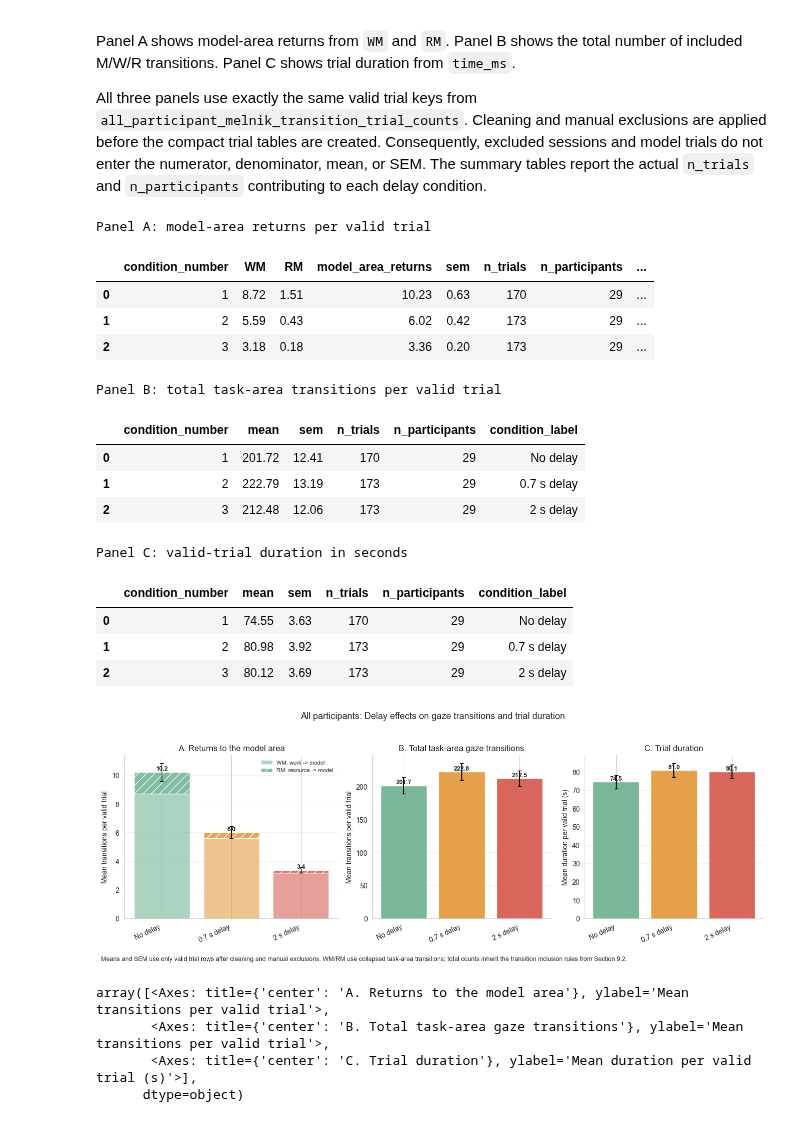
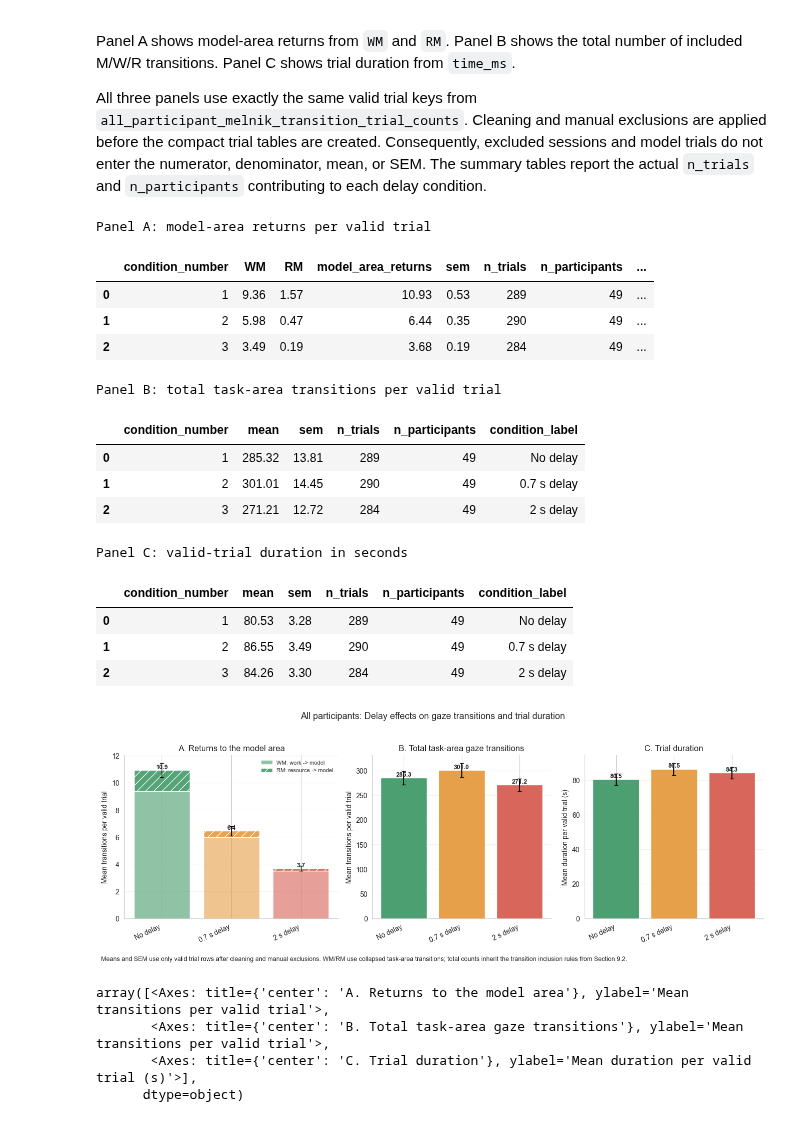
Before and after one commit to JohnMadrid/lego-vr-analysis, a Jupyter notebook: eye-classification/notebooks/practice.ipynb, the cells around one changed output. Saved outputs shown, nothing was run; the diff lists cells and outputs as text; code cells hidden in the pictures.

```diff
--- a/eye-classification/notebooks/practice.ipynb
+++ b/eye-classification/notebooks/practice.ipynb
@@ -1553,7 +1626,7 @@ Panel A shows model-area returns from `WM` and `RM`. Panel B shows the total num
 All three panels use exactly the same valid trial keys from `all_participant_melnik_transition_trial_counts`. Cleaning and manual exclusions are applied before the compact trial tables are created. Consequently, excluded sessions and model trials do not enter the numerator, denominator, mean, or SEM. The summary tables report the actual `n_trials` and `n_participants` contributing to each delay condition.
 # %%
 MELNIK_FIG5_CONDITION_COLORS = {
-    1: "#79B99A",  # soft green: no delay
+    1: "#4C9F70",  # clear green: no delay
     2: "#E6A04A",  # amber: short delay
     3: "#D8665B",  # muted red: long delay
 }
@@ -1754,43 +1827,43 @@ all_participant_melnik_fig5_model_return_summary = melnik_fig5_component_summary
     all_participant_melnik_fig5_model_return_counts
 )
 all_participant_melnik_fig5_total_transition_summary = melnik_fig5_mean_sem_all(
     all_participant_melnik_fig5_total_transition_counts,
     "total_task_area_transitions",
 )
 all_participant_melnik_fig5_trial_duration_summary = melnik_fig5_mean_sem_all(
     all_participant_melnik_fig5_trial_durations,
     "trial_duration_s",
 )
 
 print("Panel A: model-area returns per valid trial")
 display(all_participant_melnik_fig5_model_return_summary.round(2))
 print("Panel B: total task-area transitions per valid trial")
 display(all_participant_melnik_fig5_total_transition_summary.round(2))
 print("Panel C: valid-trial duration in seconds")
 display(all_participant_melnik_fig5_trial_duration_summary.round(2))
 
 plot_melnik_figure5_style_all(
     all_participant_melnik_fig5_model_return_counts,
     all_participant_melnik_fig5_total_transition_counts,
     all_participant_melnik_fig5_trial_durations,
 )
 # %% [output]
 Panel A: model-area returns per valid trial
 |  | condition_number | WM | RM | model_area_returns | sem | n_trials | n_participants | ... |
-| 0 | 1 | 8.72 | 1.51 | 10.23 | 0.63 | 170 | 29 | ... |
-| 1 | 2 | 5.59 | 0.43 | 6.02 | 0.42 | 173 | 29 | ... |
-| 2 | 3 | 3.18 | 0.18 | 3.36 | 0.20 | 173 | 29 | ... |
+| 0 | 1 | 9.36 | 1.57 | 10.93 | 0.53 | 289 | 49 | ... |
+| 1 | 2 | 5.98 | 0.47 | 6.44 | 0.35 | 290 | 49 | ... |
+| 2 | 3 | 3.49 | 0.19 | 3.68 | 0.19 | 284 | 49 | ... |
 Panel B: total task-area transitions per valid trial
 |  | condition_number | mean | sem | n_trials | n_participants | condition_label |
-| 0 | 1 | 201.72 | 12.41 | 170 | 29 | No delay |
-| 1 | 2 | 222.79 | 13.19 | 173 | 29 | 0.7 s delay |
-| 2 | 3 | 212.48 | 12.06 | 173 | 29 | 2 s delay |
+| 0 | 1 | 285.32 | 13.81 | 289 | 49 | No delay |
+| 1 | 2 | 301.01 | 14.45 | 290 | 49 | 0.7 s delay |
+| 2 | 3 | 271.21 | 12.72 | 284 | 49 | 2 s delay |
 Panel C: valid-trial duration in seconds
 |  | condition_number | mean | sem | n_trials | n_participants | condition_label |
-| 0 | 1 | 74.55 | 3.63 | 170 | 29 | No delay |
-| 1 | 2 | 80.98 | 3.92 | 173 | 29 | 0.7 s delay |
-| 2 | 3 | 80.12 | 3.69 | 173 | 29 | 2 s delay |
+| 0 | 1 | 80.53 | 3.28 | 289 | 49 | No delay |
+| 1 | 2 | 86.55 | 3.49 | 290 | 49 | 0.7 s delay |
+| 2 | 3 | 84.26 | 3.30 | 284 | 49 | 2 s delay |
-[figure, old version]
+[figure, new version]
 array([<Axes: title={'center': 'A. Returns to the model area'}, ylabel='Mean transitions per valid trial'>,
        <Axes: title={'center': 'B. Total task-area gaze transitions'}, ylabel='Mean transitions per valid trial'>,
        <Axes: title={'center': 'C. Trial duration'}, ylabel='Mean duration per valid trial (s)'>],
```
Also changed, not shown: parts of 15 cells of this notebook, 2 other files.
